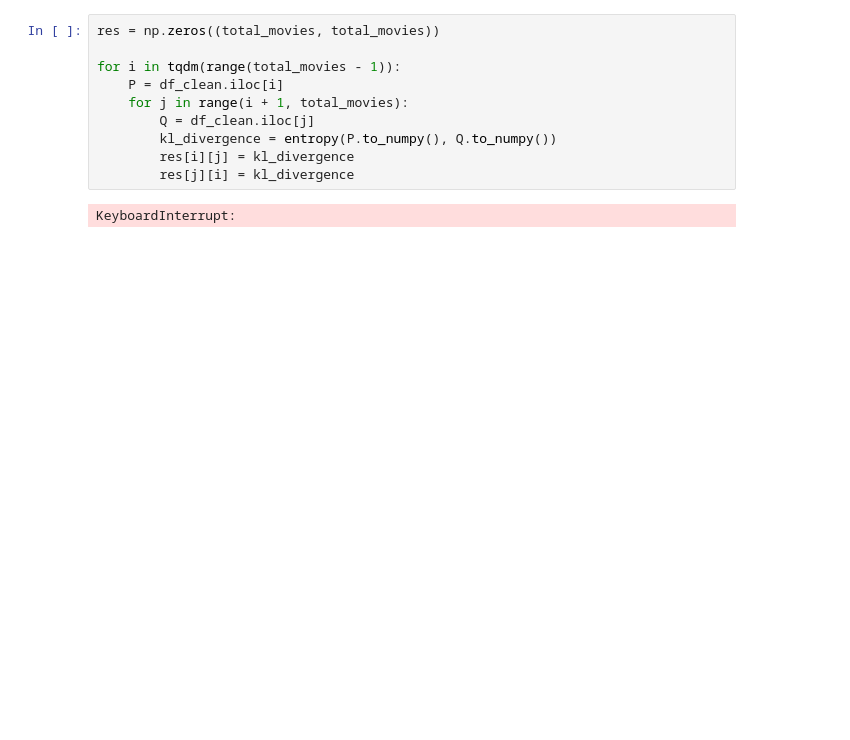
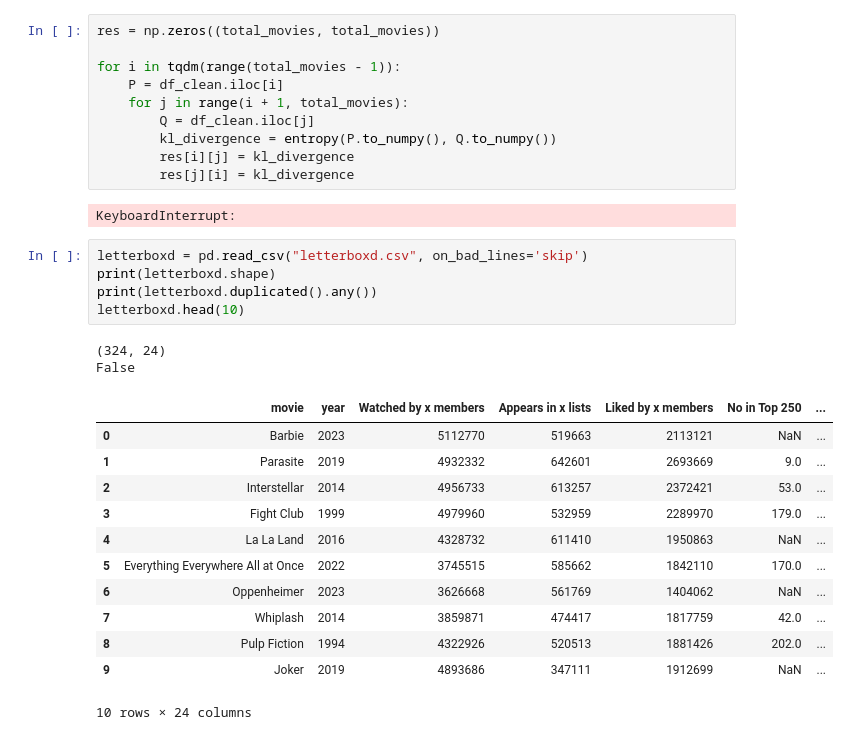
Before and after one commit to matthewlemargie/letterboxd-scraping, a Jupyter notebook: analysis.ipynb, the cells around one changed output. Drawn from its saved outputs; the diff is of its cells as text; blank space fills up the shorter version.

Commit message:
downloads most data from letterboxd movie page/is able to start where it left off and delete duplicates/

```diff
--- a/analysis.ipynb
+++ b/analysis.ipynb
@@ -194,3 +187,23 @@ for i in tqdm(range(total_movies - 1)):
         res[j][i] = kl_divergence
 # %% [output]
 KeyboardInterrupt:
+# %%
+letterboxd = pd.read_csv("letterboxd.csv", on_bad_lines='skip')
+print(letterboxd.shape)
+print(letterboxd.duplicated().any())
+letterboxd.head(10)
+# %% [output]
+(324, 24)
+False
+|  | movie | year | Watched by x members | Appears in x lists | Liked by x members | No in Top 250 | ... |
+| 0 | Barbie | 2023 | 5112770 | 519663 | 2113121 | NaN | ... |
+| 1 | Parasite | 2019 | 4932332 | 642601 | 2693669 | 9.0 | ... |
+| 2 | Interstellar | 2014 | 4956733 | 613257 | 2372421 | 53.0 | ... |
+| 3 | Fight Club | 1999 | 4979960 | 532959 | 2289970 | 179.0 | ... |
+| 4 | La La Land | 2016 | 4328732 | 611410 | 1950863 | NaN | ... |
+| 5 | Everything Everywhere All at Once | 2022 | 3745515 | 585662 | 1842110 | 170.0 | ... |
+| 6 | Oppenheimer | 2023 | 3626668 | 561769 | 1404062 | NaN | ... |
+| 7 | Whiplash | 2014 | 3859871 | 474417 | 1817759 | 42.0 | ... |
+| 8 | Pulp Fiction | 1994 | 4322926 | 520513 | 1881426 | 202.0 | ... |
+| 9 | Joker | 2019 | 4893686 | 347111 | 1912699 | NaN | ... |
+10 rows × 24 columns
```
Also changed, not shown: parts of 1 cell of this notebook, 3 other files.
